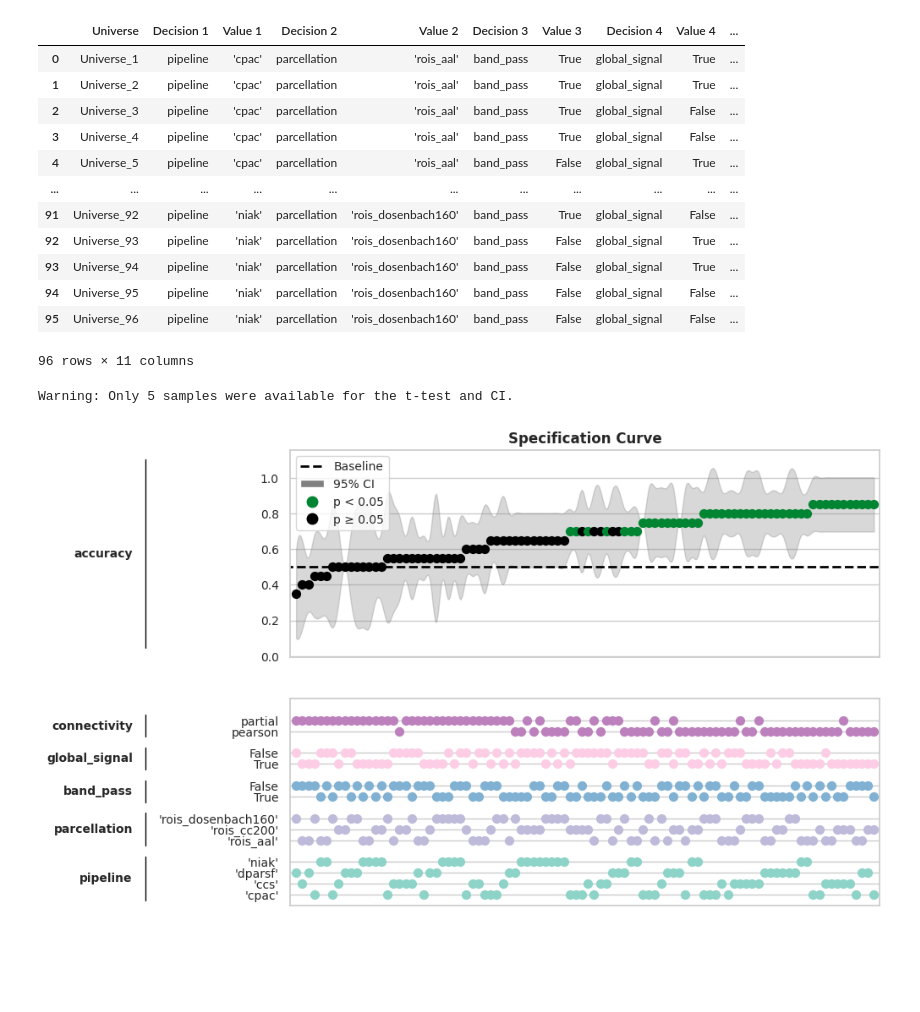
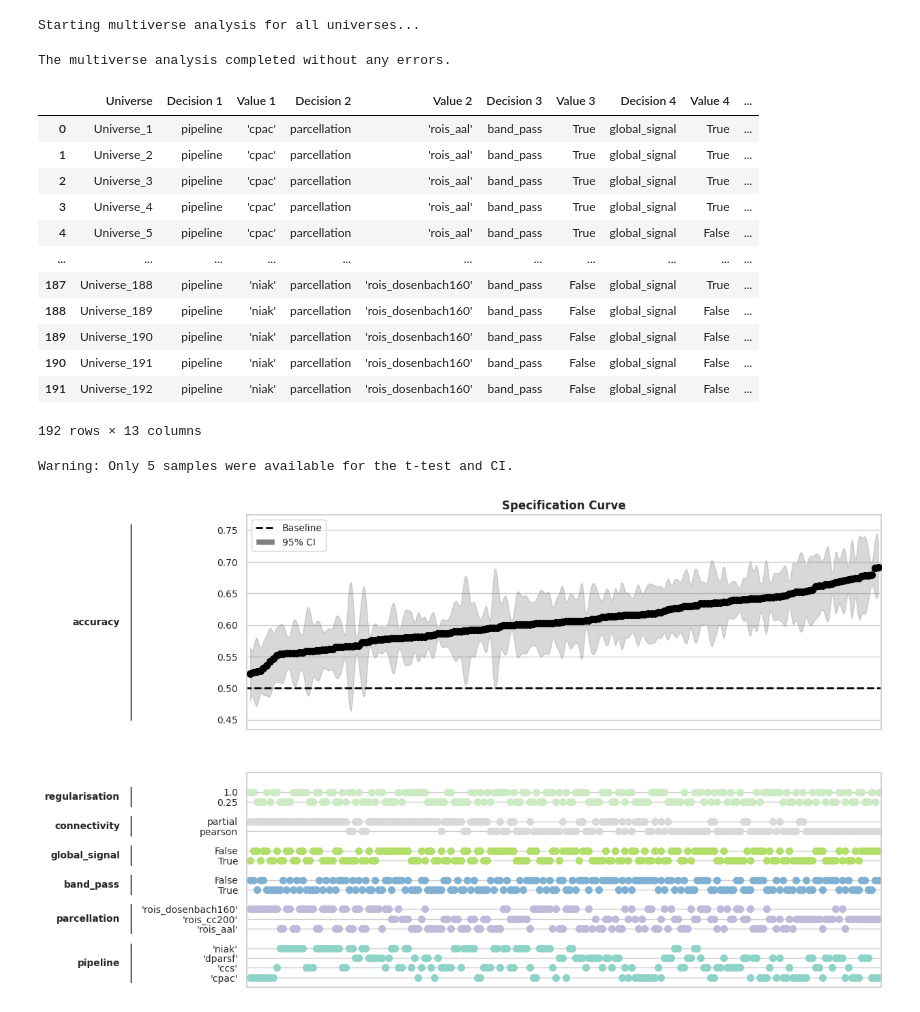
Before and after one commit to mibur1/comet, a Jupyter notebook: tutorials/example_mv_abide.ipynb, the cells around one changed output. Drawn from its saved outputs; the diff is of its cells as text; code cells hidden in the pictures; blank space fills up the shorter version.

```diff
--- a/tutorials/example_mv_abide.ipynb
+++ b/tutorials/example_mv_abide.ipynb
@@ -63,7 +81,8 @@ forking_paths = {
     "global_signal": [True, False],                                         # Global signal regression
     "connectivity":[                                                        # Functional connectivity method
         {"name": "pearson", "func": "comet.connectivity.Static_Pearson(ts).estimate()"},
-        {"name": "partial", "func": "comet.connectivity.Static_Partial(ts).estimate()"}]
+        {"name": "partial", "func": "comet.connectivity.Static_Partial(ts).estimate()"}],
+    "regularisation": [0.25, 1.0]                                           # Regularisation strength for the classifier
 }
 
 def analysis_template():
@@ -75,10 +94,13 @@ def analysis_template():
     from sklearn.linear_model import LogisticRegression
     from sklearn.model_selection import StratifiedKFold, cross_val_score
 
-    # Get data (if it is preloaded the download is skipped)
-    data = datasets.fetch_abide_pcp(SUB_ID=[50012, 50014, 50015, 50016, 50020, 50022, 50023, 50024, 50025, 50027,
-                                            50030, 50031, 50032, 50033, 50034, 50035, 50036, 50037, 50038, 50040],
-                                    data_dir="./abide_data", verbose=0,
+    # List of subjects
+    SUB_IDS = [50012, 50014, 50015, 50016, 50020, 50022, 50023, 50024, 50025, 50027,  # controls
+               50030, 50031, 50032, 50033, 50034, 50035, 50036, 50037, 50038, 50040], # autism
+    SUB_IDS = None # Use all subjects
+
+    # Get data (if available, it will be loaded from disk)
+    data = datasets.fetch_abide_pcp(SUB_ID=SUB_IDS, data_dir="./abide_data", verbose=0,
                                     pipeline={{pipeline}},
                                     derivatives={{parcellation}},
                                     band_pass_filtering={{band_pass}},
@@ -106,7 +128,7 @@ def analysis_template():
     y = np.array(diagnosis)
 
     # Classification model
-    model = Pipeline([('scaler', StandardScaler()), ('reg', LogisticRegression(penalty='l2'))])
+    model = Pipeline([('scaler', StandardScaler()), ('reg', LogisticRegression(penalty='l2', C={{regularisation}}, tol=1e-3))])
     cv = StratifiedKFold(n_splits=5)
     accuracies = cross_val_score(model, X, y, cv=cv, scoring='accuracy')
 
@@ -117,22 +139,25 @@ def analysis_template():
 mverse = multiverse.Multiverse(name="example_mv_abide")
 mverse.create(analysis_template, forking_paths)
 mverse.run(parallel=8)
+# %% [output]
+Starting multiverse analysis for all universes...
+The multiverse analysis completed without any errors.
 # %%
 mverse.summary()
-mverse.specification_curve("accuracy", height_ratio=(1,1), figsize=(9,7), baseline=0.5, ci=95, p_value=0.05, line_pad=0.1)
+mverse.specification_curve("accuracy", height_ratio=(1,1), figsize=(12,9), baseline=0.5, ci=95, line_pad=0.1)
 # %% [output]
 |  | Universe | Decision 1 | Value 1 | Decision 2 | Value 2 | Decision 3 | Value 3 | Decision 4 | Value 4 | ... |
 | 0 | Universe_1 | pipeline | 'cpac' | parcellation | 'rois_aal' | band_pass | True | global_signal | True | ... |
 | 1 | Universe_2 | pipeline | 'cpac' | parcellation | 'rois_aal' | band_pass | True | global_signal | True | ... |
-| 2 | Universe_3 | pipeline | 'cpac' | parcellation | 'rois_aal' | band_pass | True | global_signal | False | ... |
-| 3 | Universe_4 | pipeline | 'cpac' | parcellation | 'rois_aal' | band_pass | True | global_signal | False | ... |
-| 4 | Universe_5 | pipeline | 'cpac' | parcellation | 'rois_aal' | band_pass | False | global_signal | True | ... |
+| 2 | Universe_3 | pipeline | 'cpac' | parcellation | 'rois_aal' | band_pass | True | global_signal | True | ... |
+| 3 | Universe_4 | pipeline | 'cpac' | parcellation | 'rois_aal' | band_pass | True | global_signal | True | ... |
+| 4 | Universe_5 | pipeline | 'cpac' | parcellation | 'rois_aal' | band_pass | True | global_signal | False | ... |
 | ... | ... | ... | ... | ... | ... | ... | ... | ... | ... | ... |
-| 91 | Universe_92 | pipeline | 'niak' | parcellation | 'rois_dosenbach160' | band_pass | True | global_signal | False | ... |
-| 92 | Universe_93 | pipeline | 'niak' | parcellation | 'rois_dosenbach160' | band_pass | False | global_signal | True | ... |
-| 93 | Universe_94 | pipeline | 'niak' | parcellation | 'rois_dosenbach160' | band_pass | False | global_signal | True | ... |
-| 94 | Universe_95 | pipeline | 'niak' | parcellation | 'rois_dosenbach160' | band_pass | False | global_signal | False | ... |
-| 95 | Universe_96 | pipeline | 'niak' | parcellation | 'rois_dosenbach160' | band_pass | False | global_signal | False | ... |
+| 187 | Universe_188 | pipeline | 'niak' | parcellation | 'rois_dosenbach160' | band_pass | False | global_signal | True | ... |
+| 188 | Universe_189 | pipeline | 'niak' | parcellation | 'rois_dosenbach160' | band_pass | False | global_signal | False | ... |
+| 189 | Universe_190 | pipeline | 'niak' | parcellation | 'rois_dosenbach160' | band_pass | False | global_signal | False | ... |
+| 190 | Universe_191 | pipeline | 'niak' | parcellation | 'rois_dosenbach160' | band_pass | False | global_signal | False | ... |
+| 191 | Universe_192 | pipeline | 'niak' | parcellation | 'rois_dosenbach160' | band_pass | False | global_signal | False | ... |
-96 rows × 11 columns
+192 rows × 13 columns
 Warning: Only 5 samples were available for the t-test and CI.
-[figure, old version]
+[figure, new version]
```
Also changed, not shown: parts of 4 cells of this notebook, 5 other files.
